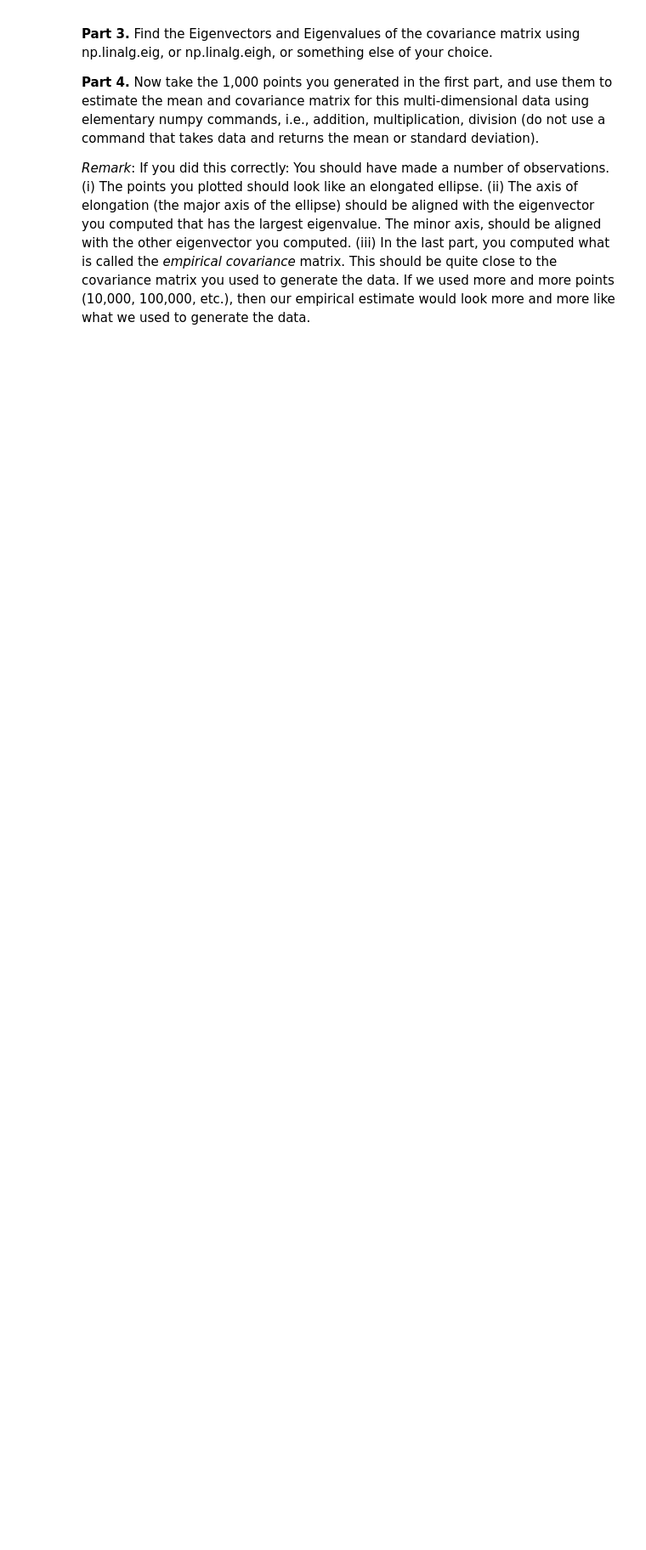
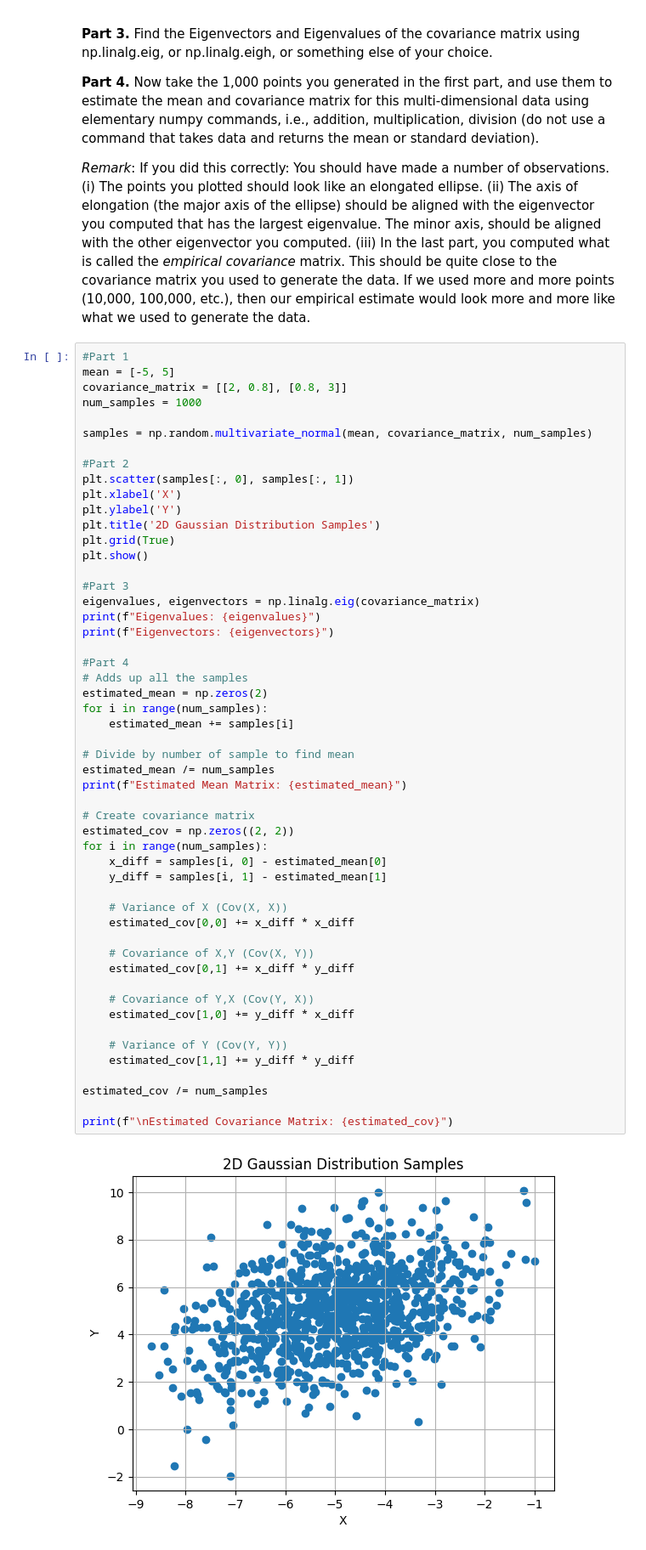
Before and after one commit to njoopelli/DataScienceLab1, a Jupyter notebook: Data_Science_Lab_1.ipynb, the cells around one changed output. Shown at 85% size. Cells and saved outputs as stored; diff of their text form; blank space fills up the shorter version.

```diff
--- a/Data_Science_Lab_1.ipynb
+++ b/Data_Science_Lab_1.ipynb
@@ -42,3 +42,57 @@ rng = default_rng()
 **Part 4.** Now take the 1,000 points you generated in the first part, and use them to estimate the mean and covariance matrix for this multi-dimensional data using elementary numpy commands, i.e., addition, multiplication, division (do not use a command that takes data and returns the mean or standard deviation).
 
 *Remark*: If you did this correctly: You should have made a number of observations. (i) The points you plotted should look like an elongated ellipse. (ii) The axis of elongation (the major axis of the ellipse) should be aligned with the eigenvector you computed that has the largest eigenvalue. The minor axis, should be aligned with the other eigenvector you computed. (iii) In the last part, you computed what is called the *empirical covariance* matrix. This should be quite close to the covariance matrix you used to generate the data. If we used more and more points (10,000, 100,000, etc.), then our empirical estimate would look more and more like what we used to generate the data.
+# %%
+#Part 1
+mean = [-5, 5]
+covariance_matrix = [[2, 0.8], [0.8, 3]]
+num_samples = 1000
+
+samples = np.random.multivariate_normal(mean, covariance_matrix, num_samples)
+
+#Part 2
+plt.scatter(samples[:, 0], samples[:, 1])
+plt.xlabel('X')
+plt.ylabel('Y')
+plt.title('2D Gaussian Distribution Samples')
+plt.grid(True)
+plt.show()
+
+#Part 3
+eigenvalues, eigenvectors = np.linalg.eig(covariance_matrix)
+print(f"Eigenvalues: {eigenvalues}")
+print(f"Eigenvectors: {eigenvectors}")
+
+#Part 4
+# Adds up all the samples
+estimated_mean = np.zeros(2)
+for i in range(num_samples):
+    estimated_mean += samples[i]
+
+# Divide by number of sample to find mean
+estimated_mean /= num_samples
+print(f"Estimated Mean Matrix: {estimated_mean}")
+
+# Create covariance matrix
+estimated_cov = np.zeros((2, 2))
+for i in range(num_samples):
+    x_diff = samples[i, 0] - estimated_mean[0]
+    y_diff = samples[i, 1] - estimated_mean[1]
+
+    # Variance of X (Cov(X, X))
+    estimated_cov[0,0] += x_diff * x_diff
+
+    # Covariance of X,Y (Cov(X, Y))
+    estimated_cov[0,1] += x_diff * y_diff
+
+    # Covariance of Y,X (Cov(Y, X))
+    estimated_cov[1,0] += y_diff * x_diff
+
+    # Variance of Y (Cov(Y, Y))
+    estimated_cov[1,1] += y_diff * y_diff
+
+estimated_cov /= num_samples
+
+print(f"\nEstimated Covariance Matrix: {estimated_cov}")
+# %% [output]
+[figure, added]
```
Also changed, not shown: parts of 1 cell of this notebook.
